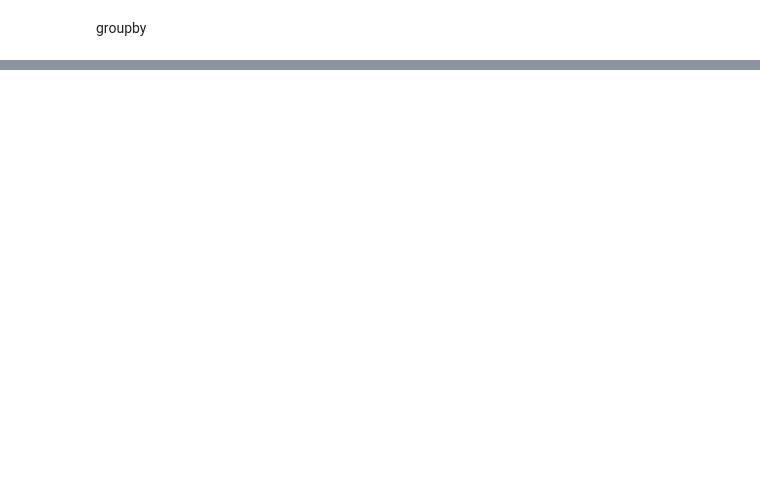
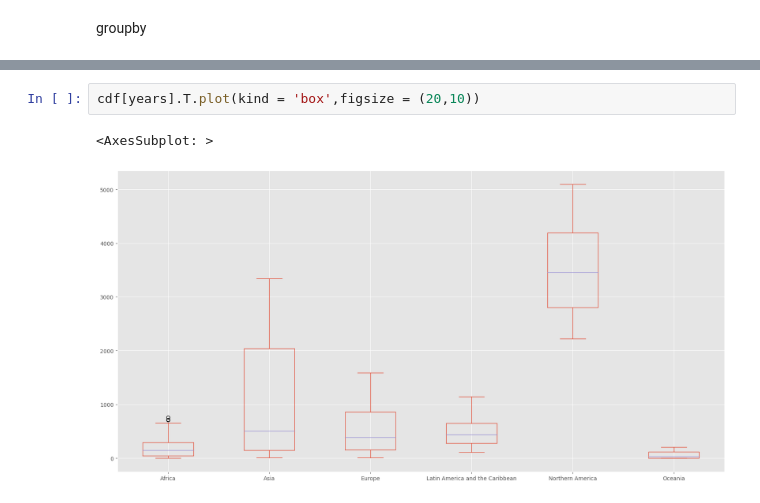
Before and after one commit to ashutoshshubham/python-DS, a Jupyter notebook: datascience/dataAnalytics.ipynb, the cells around one changed output, grey strips where cells are left out. Saved outputs shown, nothing was run; the diff lists cells and outputs as text; blank space fills up the shorter version.

```diff
--- a/datascience/dataAnalytics.ipynb
+++ b/datascience/dataAnalytics.ipynb
@@ -140,0 +191,5 @@ cdf
+# %%
+cdf[years].T.plot(kind = 'box',figsize = (20,10))
+# %% [output]
+<AxesSubplot: >
+[figure, added]
```
Also changed, not shown: parts of 9 cells of this notebook, 2 other files.
